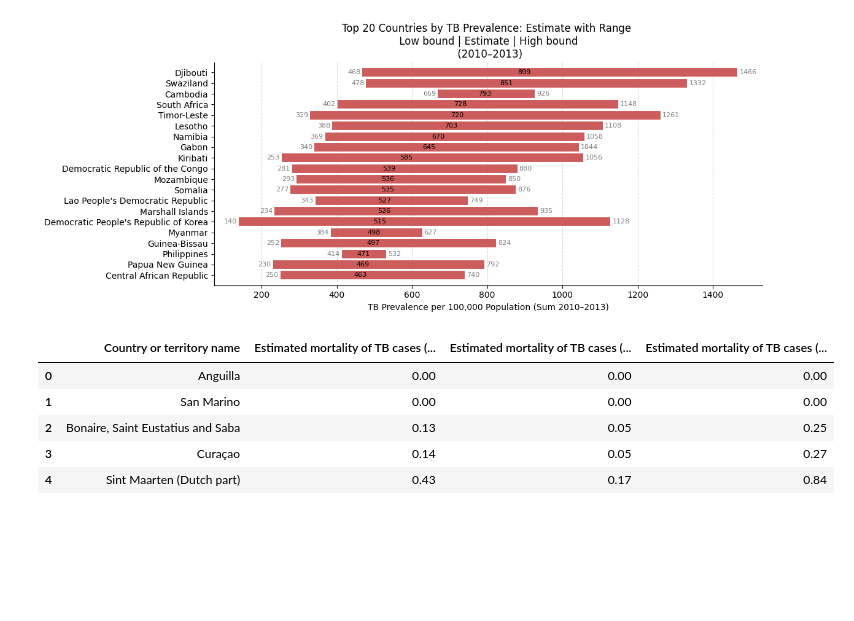
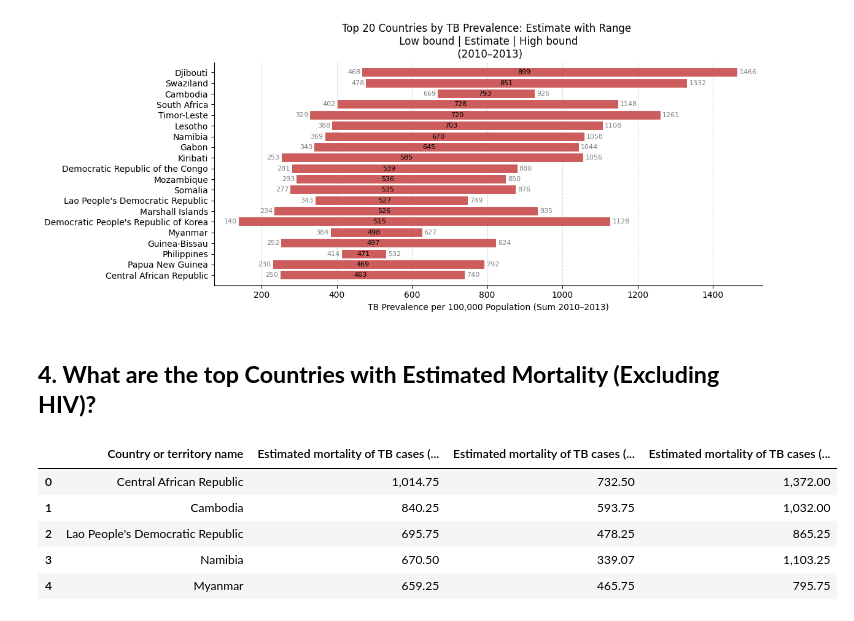
Before and after one commit to murithidenisgitobu/TB-BURDEN-IN-THE-WORLD, a Jupyter notebook: Notebook/TB.ipynb, the cells around one changed output. Drawn from its saved outputs; the diff is of its cells as text; code cells hidden in the pictures; blank space fills up the shorter version.

```diff
--- a/Notebook/TB.ipynb
+++ b/Notebook/TB.ipynb
@@ -443,32 +443,34 @@ plt.tight_layout()
 plt.show()
 # %% [output]
 [figure]
+# %% [markdown]
+## **4. What are the top Countries with Estimated Mortality (Excluding HIV)?**
 # %%
 # Get mortality data per 100k people from 2010 -2013
 tb_mortality_100k = df_2010_2013[["Country or territory name",
                         "Estimated mortality of TB cases (all forms, excluding HIV) per 100 000 population",
                         "Estimated mortality of TB cases (all forms, excluding HIV), per 100 000 population, low bound",
                         "Estimated mortality of TB cases (all forms, excluding HIV), per 100 000 population, high bound"]
                         ].reset_index()
 
  # lambda x: x.sum() / 4, to get average for 4 years (2010 - 2013)
 tb_mortality_100k_agg = (df.groupby("Country or territory name")
                          .agg({"Estimated mortality of TB cases (all forms, excluding HIV) per 100 000 population" : lambda x: x.sum() / 4,
                         "Estimated mortality of TB cases (all forms, excluding HIV), per 100 000 population, low bound" :  lambda x: x.sum() / 4,
                         "Estimated mortality of TB cases (all forms, excluding HIV), per 100 000 population, high bound":  lambda x: x.sum() / 4,}))
 
 # Get top 20 countries with the highest estimated mortality per 100k people excluding HIV
 tb_mortality_100k_agg = tb_mortality_100k_agg.sort_values(by="Estimated mortality of TB cases (all forms, excluding HIV) per 100 000 population",
-                                                          ascending=True).head(20).reset_index()
+                                                          ascending=False).head(20).reset_index()
 
 tb_mortality_100k_agg.head()
 # %% [output]
 |  | Country or territory name | Estimated mortality of TB cases (... | Estimated mortality of TB cases (... | Estimated mortality of TB cases (... |
-| 0 | Anguilla | 0.00 | 0.00 | 0.00 |
-| 1 | San Marino | 0.00 | 0.00 | 0.00 |
-| 2 | Bonaire, Saint Eustatius and Saba | 0.13 | 0.05 | 0.25 |
-| 3 | Curaçao | 0.14 | 0.05 | 0.27 |
-| 4 | Sint Maarten (Dutch part) | 0.43 | 0.17 | 0.84 |
+| 0 | Central African Republic | 1,014.75 | 732.50 | 1,372.00 |
+| 1 | Cambodia | 840.25 | 593.75 | 1,032.00 |
+| 2 | Lao People's Democratic Republic | 695.75 | 478.25 | 865.25 |
+| 3 | Namibia | 670.50 | 339.07 | 1,103.25 |
+| 4 | Myanmar | 659.25 | 465.75 | 795.75 |
 # %%
 # Estimated mortality of TB cases (all forms, excluding HIV) per 100 000 population plot
 countries = tb_mortality_100k_agg["Country or territory name"]
```
Also changed, not shown: parts of 5 cells of this notebook, 1 other file.
